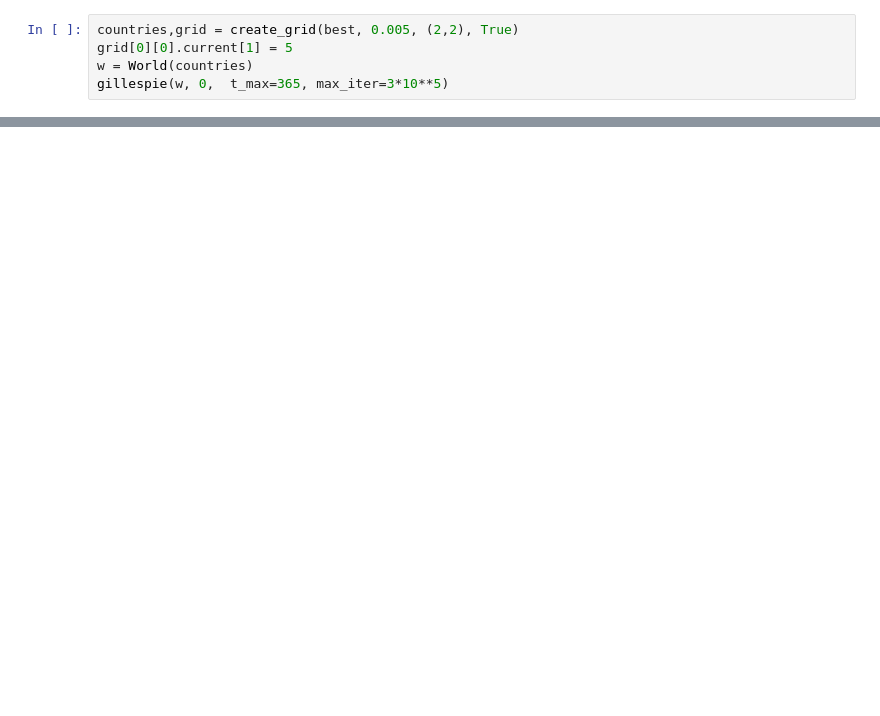
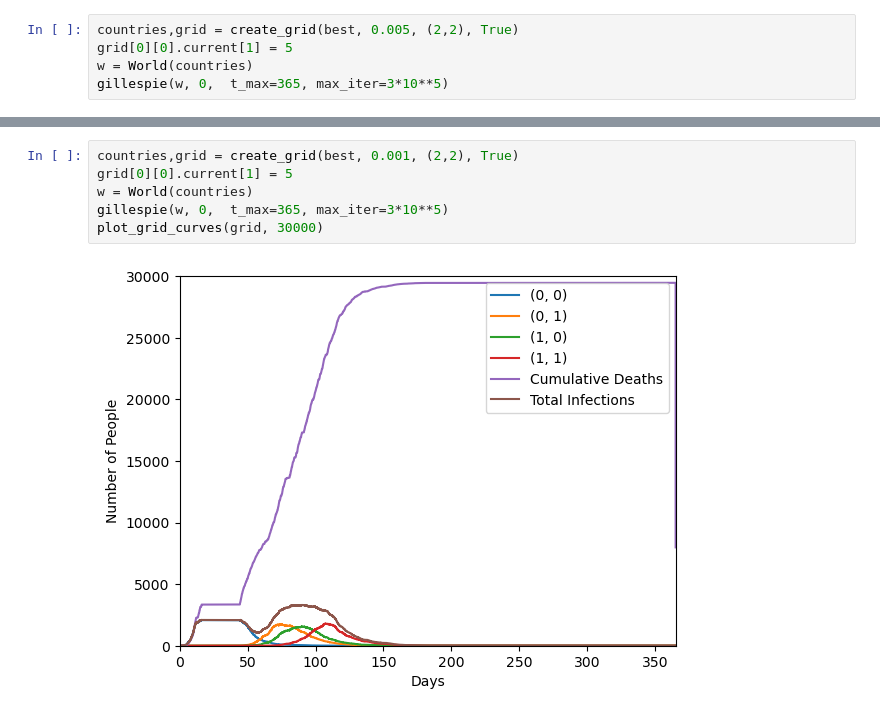
Before and after one commit to ScottBlyth/SIRD_Model, a Jupyter notebook: plots.ipynb, the cells around one changed output, grey strips where cells are left out. Cells and saved outputs as stored; diff of their text form; blank space fills up the shorter version.

```diff
--- a/plots.ipynb
+++ b/plots.ipynb
@@ -140,0 +204,8 @@ plot_grid_curves(grid, 30000)
+# %%
+countries,grid = create_grid(best, 0.001, (2,2), True)
+grid[0][0].current[1] = 5
+w = World(countries)
+gillespie(w, 0,  t_max=365, max_iter=3*10**5)
+plot_grid_curves(grid, 30000)
+# %% [output]
+[figure, added]
```
Also changed, not shown: parts of 22 cells of this notebook, 9 other files.
